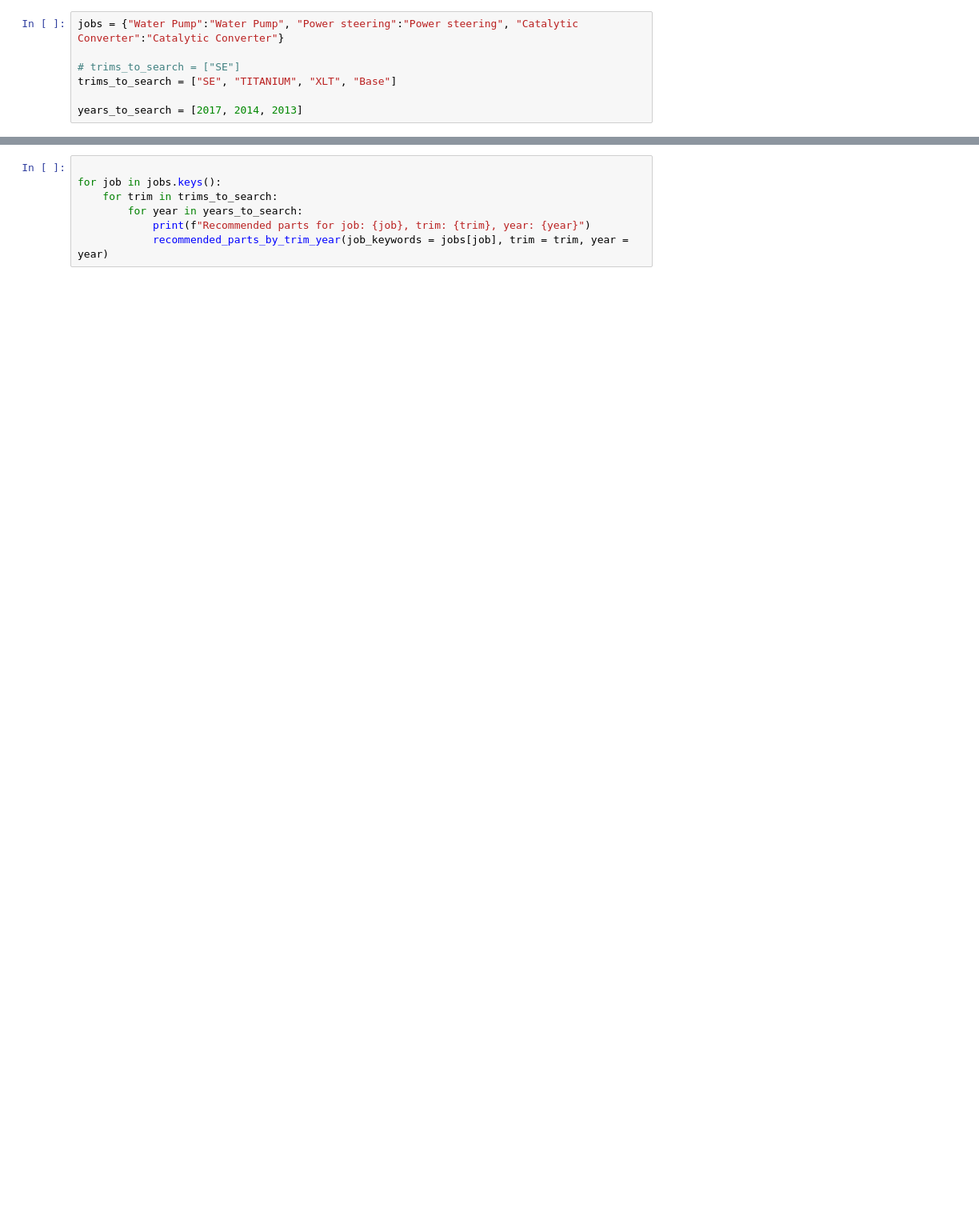
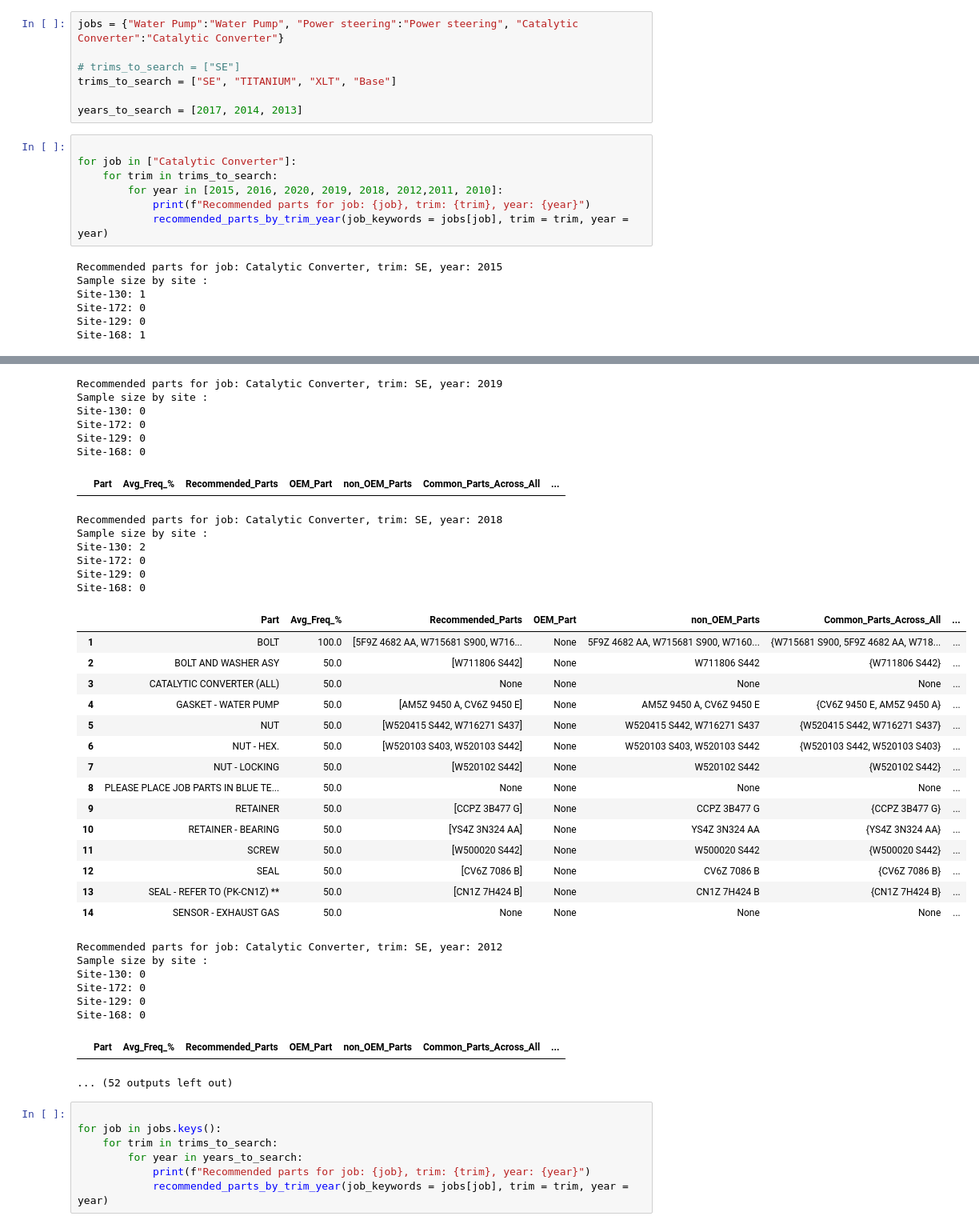
Before and after one commit to MeliPax/SPG, a Jupyter notebook: research/maximus_part_recomendation.ipynb, the cells around one changed output, grey strips where cells are left out. Shown at 80% size. Saved outputs shown, nothing was run; the diff lists cells and outputs as text; blank space fills up the shorter version.

Commit message:
added model scenario for catalytic job

```diff
--- a/research/maximus_part_recomendation.ipynb
+++ b/research/maximus_part_recomendation.ipynb
@@ -2927,3 +2927,17 @@ jobs = {"Water Pump":"Water Pump", "Power steering":"Power steering", "Catalytic
 trims_to_search = ["SE", "TITANIUM", "XLT", "Base"]
 
 years_to_search = [2017, 2014, 2013]
+# %%
+
+for job in ["Catalytic Converter"]:
+    for trim in trims_to_search:
+        for year in [2015, 2016, 2020, 2019, 2018, 2012,2011, 2010]:
+            print(f"Recommended parts for job: {job}, trim: {trim}, year: {year}")
+            recommended_parts_by_trim_year(job_keywords = jobs[job], trim = trim, year = year)
+# %% [output]
+Recommended parts for job: Catalytic Converter, trim: SE, year: 2015
+Sample size by site :
+Site-130: 1
+Site-172: 0
+Site-129: 0
+Site-168: 1
@@ -2930,3 +2986,39 @@ years_to_search = [2017, 2014, 2013]
+Recommended parts for job: Catalytic Converter, trim: SE, year: 2019
+Sample size by site :
+Site-130: 0
+Site-172: 0
+Site-129: 0
+Site-168: 0
+|  | Part | Avg_Freq_% | Recommended_Parts | OEM_Part | non_OEM_Parts | Common_Parts_Across_All | ... |
+Recommended parts for job: Catalytic Converter, trim: SE, year: 2018
+Sample size by site :
+Site-130: 2
+Site-172: 0
+Site-129: 0
+Site-168: 0
+|  | Part | Avg_Freq_% | Recommended_Parts | OEM_Part | non_OEM_Parts | Common_Parts_Across_All | ... |
+| 1 | BOLT | 100.0 | [5F9Z 4682 AA, W715681 S900, W716... | None | 5F9Z 4682 AA, W715681 S900, W7160... | {W715681 S900, 5F9Z 4682 AA, W718... | ... |
+| 2 | BOLT AND WASHER ASY | 50.0 | [W711806 S442] | None | W711806 S442 | {W711806 S442} | ... |
+| 3 | CATALYTIC CONVERTER (ALL) | 50.0 | None | None | None | None | ... |
+| 4 | GASKET - WATER PUMP | 50.0 | [AM5Z 9450 A, CV6Z 9450 E] | None | AM5Z 9450 A, CV6Z 9450 E | {CV6Z 9450 E, AM5Z 9450 A} | ... |
+| 5 | NUT | 50.0 | [W520415 S442, W716271 S437] | None | W520415 S442, W716271 S437 | {W520415 S442, W716271 S437} | ... |
+| 6 | NUT - HEX. | 50.0 | [W520103 S403, W520103 S442] | None | W520103 S403, W520103 S442 | {W520103 S442, W520103 S403} | ... |
+| 7 | NUT - LOCKING | 50.0 | [W520102 S442] | None | W520102 S442 | {W520102 S442} | ... |
+| 8 | PLEASE PLACE JOB PARTS IN BLUE TE... | 50.0 | None | None | None | None | ... |
+| 9 | RETAINER | 50.0 | [CCPZ 3B477 G] | None | CCPZ 3B477 G | {CCPZ 3B477 G} | ... |
+| 10 | RETAINER - BEARING | 50.0 | [YS4Z 3N324 AA] | None | YS4Z 3N324 AA | {YS4Z 3N324 AA} | ... |
+| 11 | SCREW | 50.0 | [W500020 S442] | None | W500020 S442 | {W500020 S442} | ... |
+| 12 | SEAL | 50.0 | [CV6Z 7086 B] | None | CV6Z 7086 B | {CV6Z 7086 B} | ... |
+| 13 | SEAL - REFER TO (PK-CN1Z) ** | 50.0 | [CN1Z 7H424 B] | None | CN1Z 7H424 B | {CN1Z 7H424 B} | ... |
+| 14 | SENSOR - EXHAUST GAS | 50.0 | None | None | None | None | ... |
+Recommended parts for job: Catalytic Converter, trim: SE, year: 2012
+Sample size by site :
+Site-130: 0
+Site-172: 0
+Site-129: 0
+Site-168: 0
+|  | Part | Avg_Freq_% | Recommended_Parts | OEM_Part | non_OEM_Parts | Common_Parts_Across_All | ... |
+... (52 outputs left out)
 # %%
 
 for job in jobs.keys():
```
Also changed, not shown: parts of 1 cell of this notebook.
